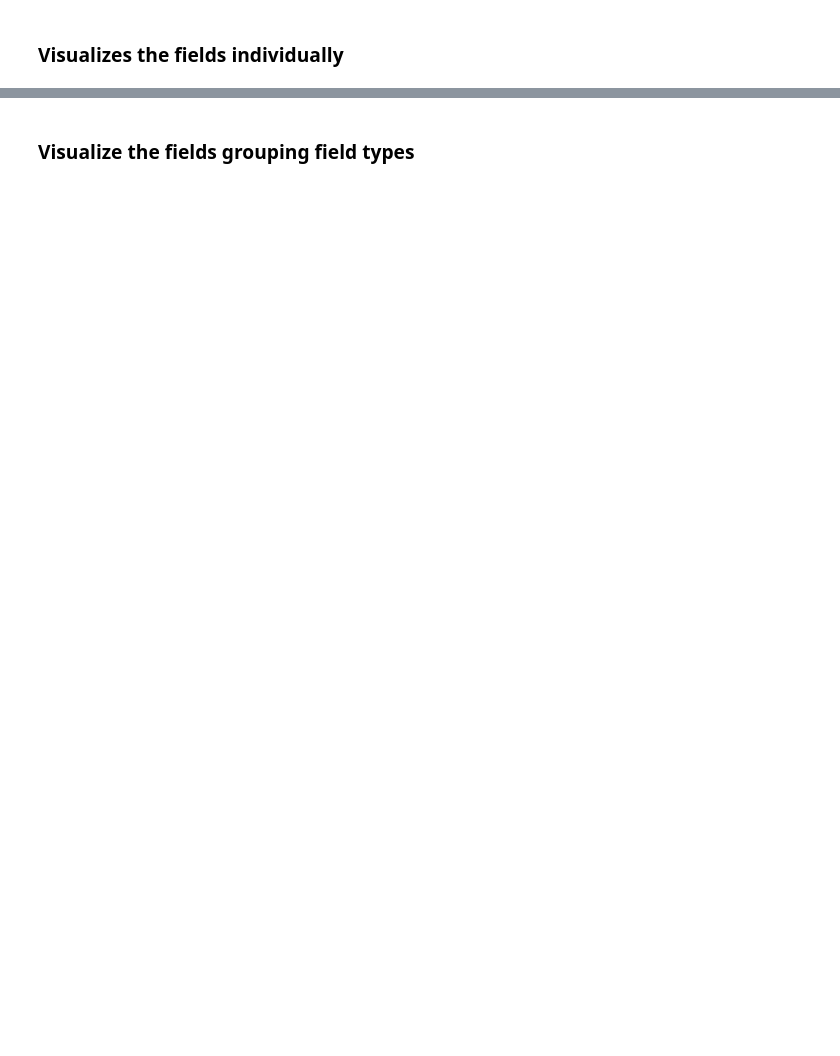
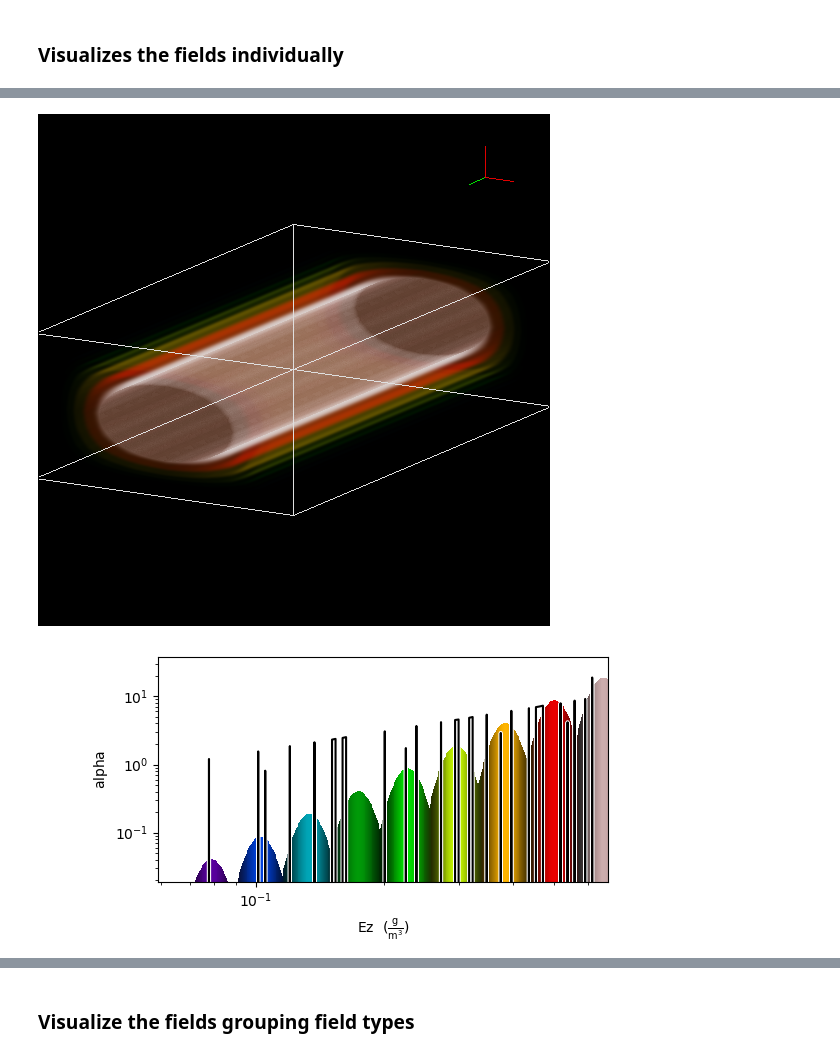
Before and after one commit to PyLCARS/YT_BeyondAstro, a Jupyter notebook: RectangularEMWaveguideWithNumFocus.ipynb, the cells around one changed output, grey strips where cells are left out. Drawn from its saved outputs; the diff is of its cells as text; code cells hidden in the pictures; blank space fills up the shorter version.

```diff
--- a/RectangularEMWaveguideWithNumFocus.ipynb
+++ b/RectangularEMWaveguideWithNumFocus.ipynb
@@ -835,0 +752,23 @@ yt : [INFO     ] 2018-04-17 05:19:19,678 Calculating data bounds. This may take
+# %%
+EzScene = yt.create_scene(YTDataObj, 'Ez')
+source2 = EzScene[0]
+
+#dealing with the Transferfunctio to be centereted on the mean
+#and abs +-one std of mean
+EzTf = TransferFunctionHelper(YTDataObj)
+EzTf.set_field('Ez')
+EzTf.set_bounds((abs(SimDataSet.Ez.mean()-SimDataSet.Ez.std()), SimDataSet.Ez.mean()+SimDataSet.Ez.std()))
+EzTf.set_log(True)
+#have to run this to get it to work but will not display
+EzTf.plot(profile_field='Ez')
+
+
+source2.transfer_function=EzTf.tf
+EzScene.annotate_axes()
+EzScene.annotate_domain(YTDataObj)
+EzScene.camera.set_width(EzScene.quan(1, 'm'))
+
+EzScene.show(sigma_clip=3)
+#now acturly display the TF; doing so inplace of coor bar
+EzTf.plot(profile_field='Ez')
+# %% [output]
@@ -835,0 +777,2 @@ yt : [INFO     ] 2018-04-17 05:19:19,678 Calculating data bounds. This may take
+[figure, added]
+[figure, added]
```
Also changed, not shown: parts of 27 cells of this notebook, 1 other file.
